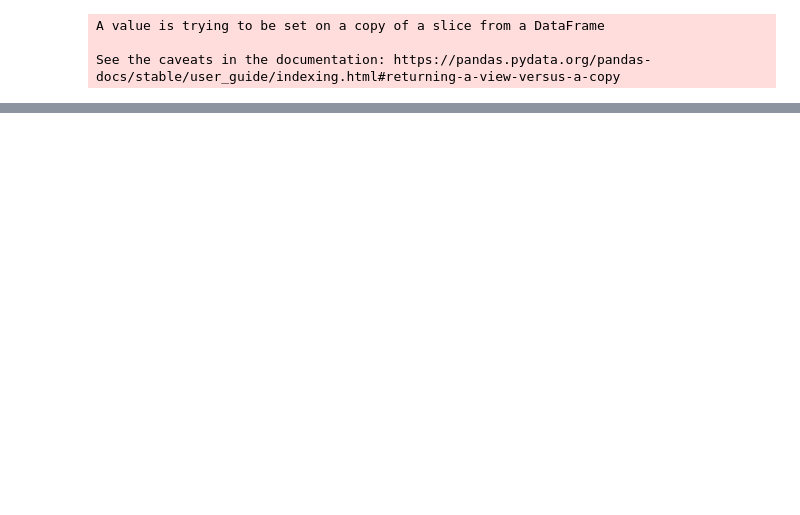
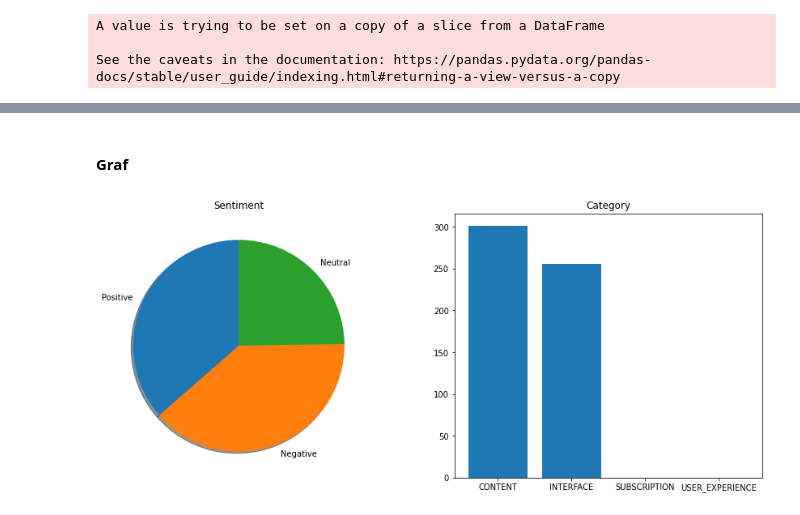
Before and after one commit to juman-j/NLP_text_classification, a Jupyter notebook: seminarni_prace_final.ipynb, the cells around one changed output, grey strips where cells are left out. Cells and saved outputs as stored; diff of their text form; code cells hidden in the pictures; blank space fills up the shorter version.

```diff
--- a/seminarni_prace_final.ipynb
+++ b/seminarni_prace_final.ipynb
@@ -396,0 +412,16 @@ short_dataset.head(3)
+# %%
+def get_max_label(classification_result):
+    internal_list=classification_result[0]
+    first = internal_list[0]
+    second = internal_list[1]
+    third = internal_list[2]
+    maximum = max((first['score'],second['score'],third['score']))
+    if first['score'] == maximum:
+        return first['label']
+    elif second['score'] == maximum:
+        return second['label']
+    else:
+        return third['label']
+# %%
+df['speech'] = [get_max_label(classifier_HateSpeech(element)) for element in df['comment_text_clean'].astype(str)]
+df.head(3)
@@ -396,0 +437,3 @@ short_dataset.head(3)
+# %%
+results = df.loc[:, ['content', 'sentiment', 'predicted_category', 'speech']]
+results.head(3)
@@ -396,0 +496,26 @@ short_dataset.head(3)
+# %% [markdown]
+#### Graf
+# %%
+categories = ["CONTENT", "INTERFACE", "SUBSCRIPTION", "USER_EXPERIENCE"]
+sentiments = ["Positive", "Negative", "Neutral"]
+mentioned_positive = []
+mentioned_neutral = []
+mentioned_negative = []
+
+for a in categories:
+  mentioned_positive.append(select_reviews(sentiment = "positive", category = a).shape[0])
+  mentioned_neutral.append(select_reviews(sentiment = "neutral", category = a).shape[0])
+  mentioned_negative.append(select_reviews(sentiment = "negative", category = a).shape[0])
+# %%
+figure, axis = plt.subplots(1, 2, figsize=(15, 6))
+
+axis[0].pie([sum(mentioned_positive), sum(mentioned_negative), sum(mentioned_neutral)], labels = sentiments, startangle = 90, shadow = True)
+axis[0].set_title("Sentiment")
+
+# For Cosine Function
+axis[1].bar(categories, [mentioned_positive[i] + mentioned_neutral[i] + mentioned_negative[i] for i in range(4)])
+axis[1].set_title("Category")
+
+plt.show()
+# %% [output]
+[figure, added]
```
Also changed, not shown: parts of 22 cells of this notebook, 5 other files.
